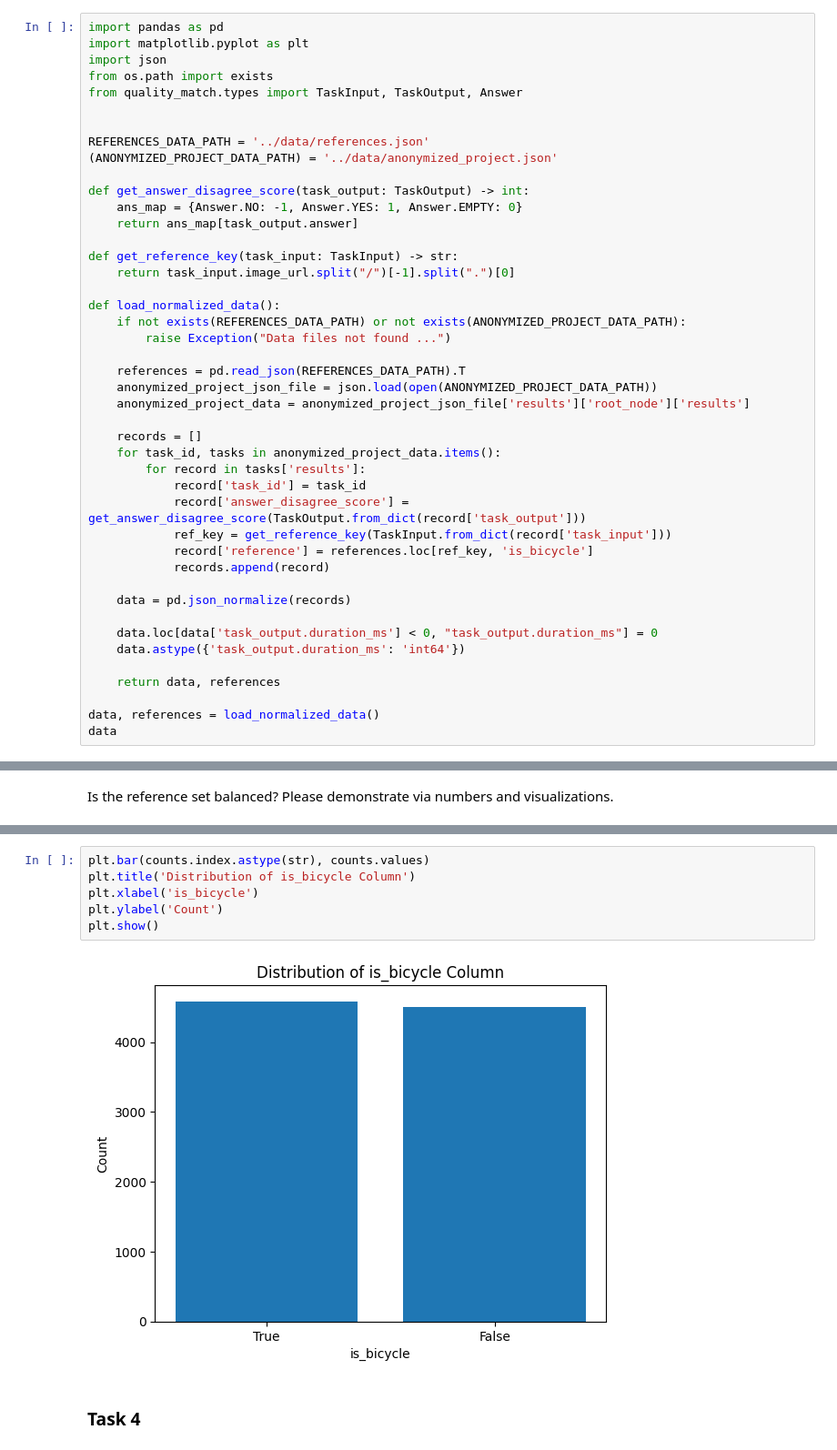
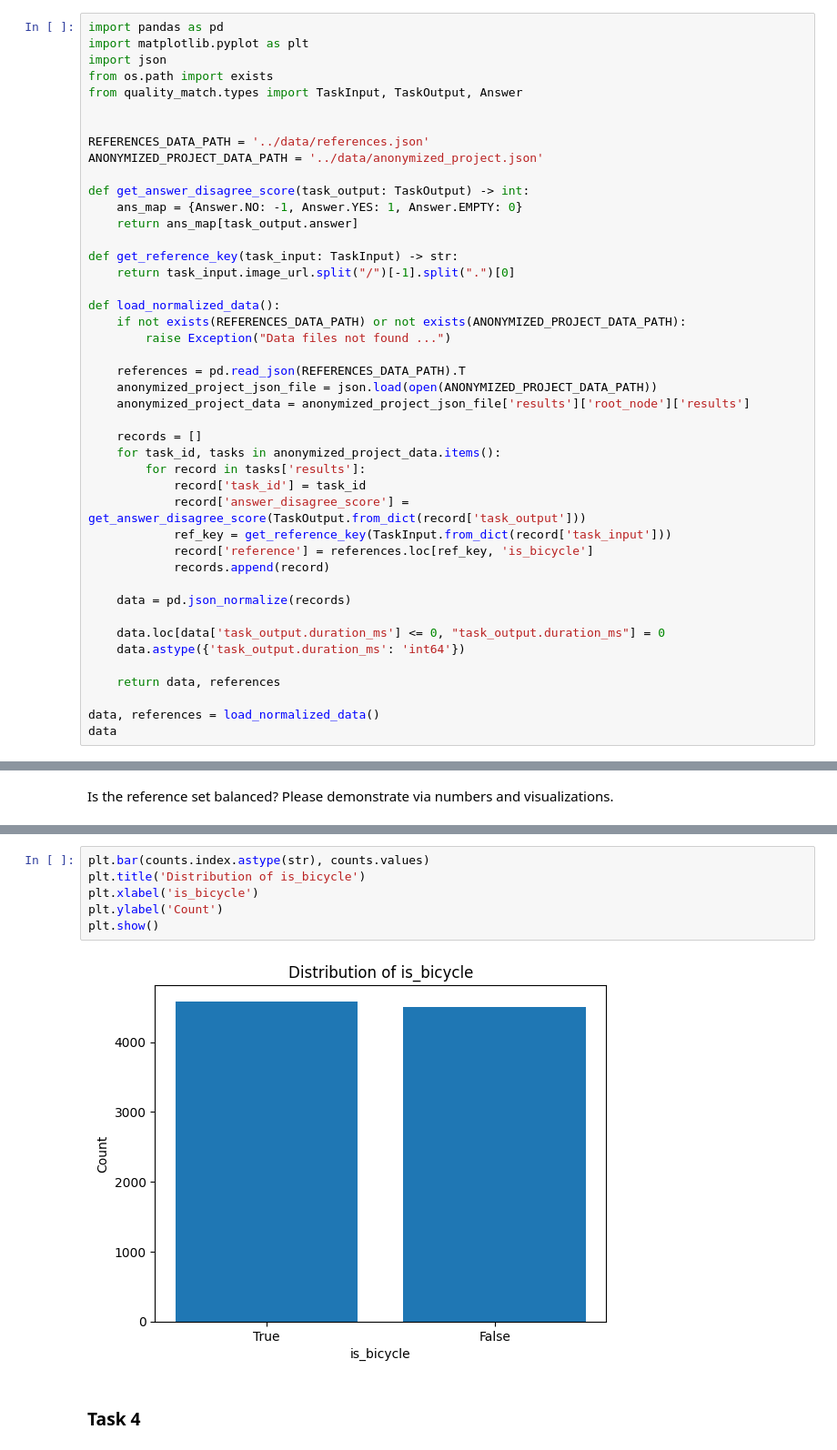
Before and after one commit to beigifahimeh/quality_match, a Jupyter notebook: notebooks/quality_match_solution.ipynb, the cells around one changed output, grey strips where cells are left out. Shown at 91% size. Saved outputs shown, nothing was run; the diff lists cells and outputs as text.

Commit message:
update: plot bar of task 4

```diff
--- a/notebooks/quality_match_solution.ipynb
+++ b/notebooks/quality_match_solution.ipynb
@@ -7,7 +7,7 @@ from quality_match.types import TaskInput, TaskOutput, Answer
 
 
 REFERENCES_DATA_PATH = '../data/references.json'
-(ANONYMIZED_PROJECT_DATA_PATH) = '../data/anonymized_project.json'
+ANONYMIZED_PROJECT_DATA_PATH = '../data/anonymized_project.json'
 
 def get_answer_disagree_score(task_output: TaskOutput) -> int:
     ans_map = {Answer.NO: -1, Answer.YES: 1, Answer.EMPTY: 0}
@@ -35,7 +35,7 @@ def load_normalized_data():
 
     data = pd.json_normalize(records)
 
-    data.loc[data['task_output.duration_ms'] < 0, "task_output.duration_ms"] = 0
+    data.loc[data['task_output.duration_ms'] <= 0, "task_output.duration_ms"] = 0
     data.astype({'task_output.duration_ms': 'int64'})
 
     return data, references
@@ -170,12 +185,12 @@ False    4501
 Name: is_bicycle, dtype: int64
 # %%
 plt.bar(counts.index.astype(str), counts.values)
-plt.title('Distribution of is_bicycle Column')
+plt.title('Distribution of is_bicycle')
 plt.xlabel('is_bicycle')
 plt.ylabel('Count')
 plt.show()
 # %% [output]
-[figure, old version]
+[figure, new version]
 # %% [markdown]
 ### Task 4
 # %% [markdown]
```
Also changed, not shown: parts of 14 cells of this notebook.
